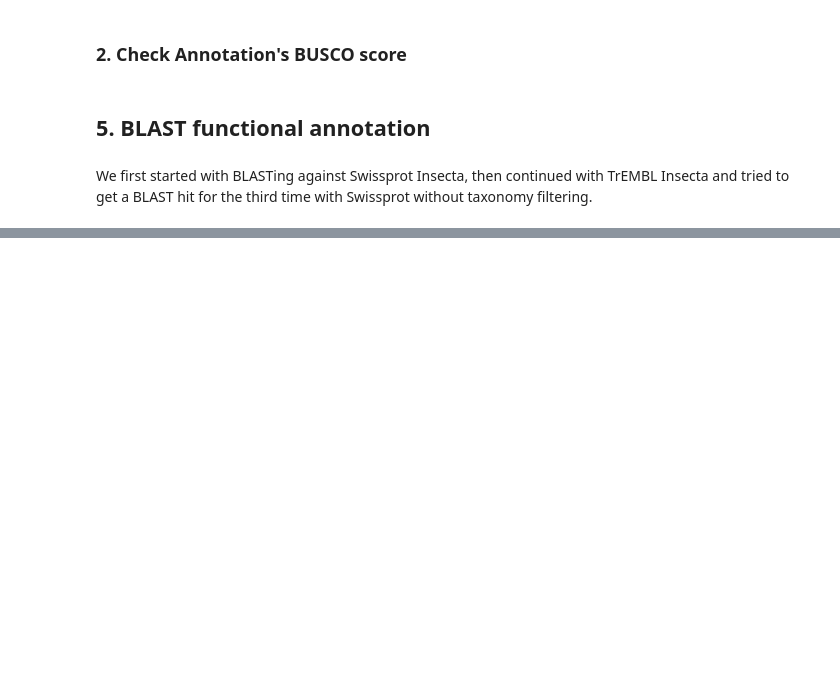
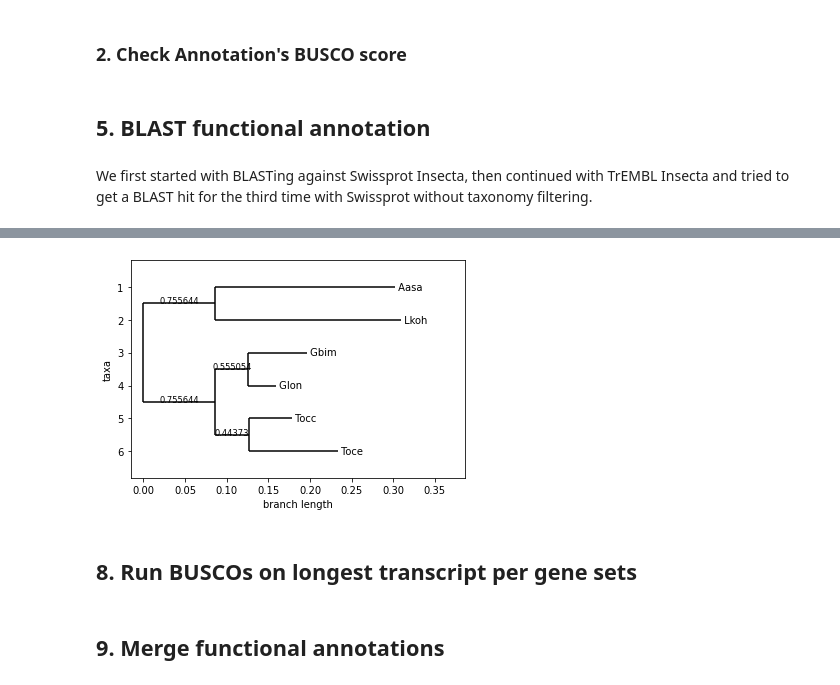
Before and after one commit to ylla-lab/Gryllus_longicercus, a Jupyter notebook: notebooks/Annotation.ipynb, the cells around one changed output, grey strips where cells are left out. Saved outputs shown, nothing was run; the diff lists cells and outputs as text; code cells hidden in the pictures; blank space fills up the shorter version.

Commit message:
functional annotation finished commit

```diff
--- a/notebooks/Annotation.ipynb
+++ b/notebooks/Annotation.ipynb
@@ -282,0 +363,5 @@ with open("merged_results.txt", "w") as output_file:
+# %%
+from Bio import Phylo
+
+tree = Phylo.read("/data/Glon_RNAseq/single_OF/OrthoFinder/Results_Dec18_2/Species_Tree/SpeciesTree_rooted.txt", "newick")
+print(tree)
@@ -282,0 +381,6 @@ with open("merged_results.txt", "w") as output_file:
+# %%
+Phylo.draw(tree)
+# %% [output]
+[figure, added]
+# %% [markdown]
+## 8. Run BUSCOs on longest transcript per gene sets
@@ -282,0 +403,2 @@ with open("merged_results.txt", "w") as output_file:
+# %% [markdown]
+## 9. Merge functional annotations
```
Also changed, not shown: parts of 64 cells of this notebook.
